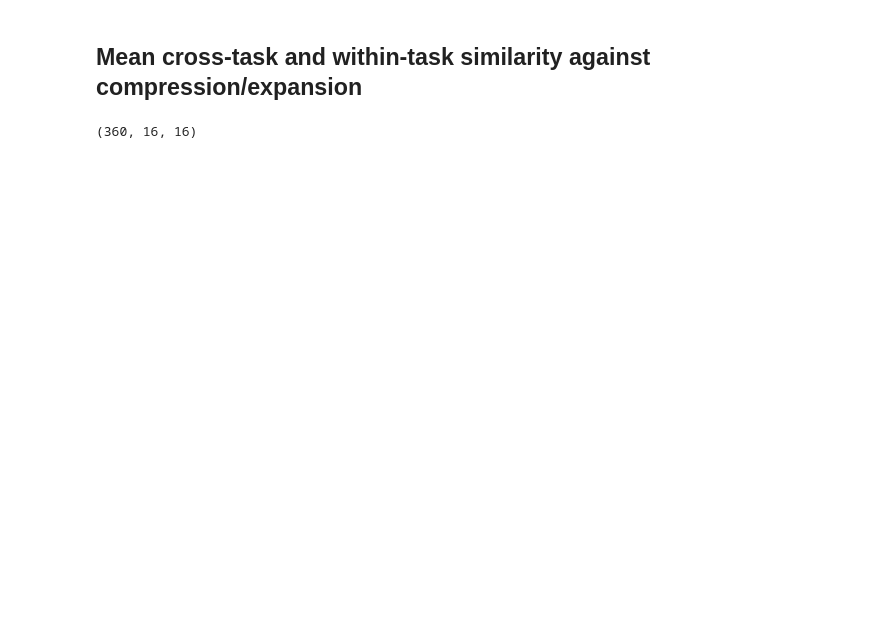
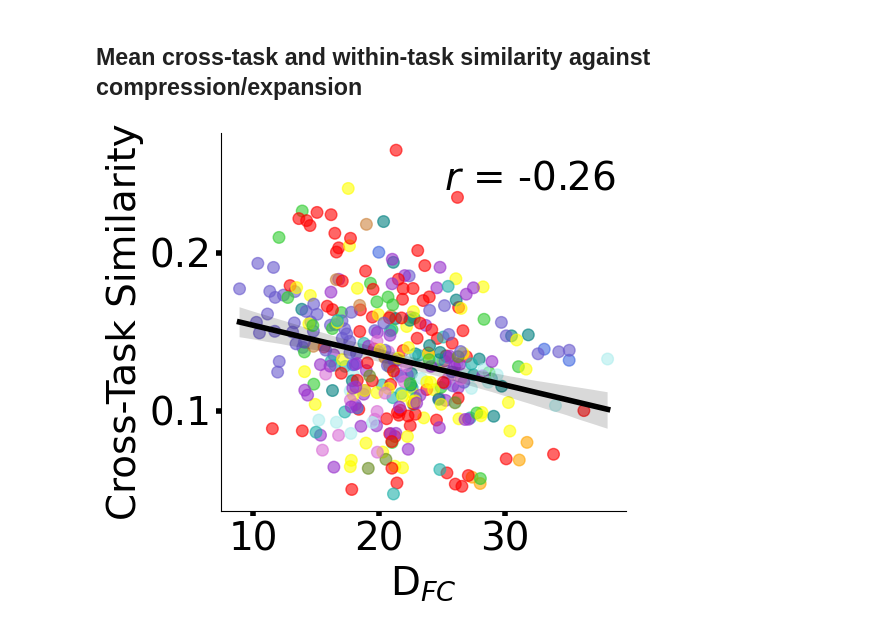
Before and after one commit to LakshmanChakravarthy/multitask_generalization, a Jupyter notebook: notebooks/Figure4.ipynb, the cells around one changed output. Drawn from its saved outputs; the diff is of its cells as text; code cells hidden in the pictures; blank space fills up the shorter version.

```diff
--- a/notebooks/Figure4.ipynb
+++ b/notebooks/Figure4.ipynb
@@ -145,3 +150,14 @@ for label1 in unique_labels:
 
         # Store the indices for this label combination
         label_indices[(label1, label2)] = np.where(mask)
+# %%
+this_pair_meanSim_pos = np.zeros((nParcels,nTask,nTask))
+
+for roiIdx in range(nParcels):
+
+    # for each task combination
+    for taskA in range(nTask):
+        for taskB in range(nTask):
+            this_pair_idx = label_indices.get((unique_labels[taskA],unique_labels[taskB]))
+            this_pair_RSMslice = meansub_taskCondRSM[roiIdx][this_pair_idx]
+            this_pair_meanSim_pos[roiIdx,taskA,taskB] = np.mean(this_pair_RSMslice[this_pair_RSMslice>0])
@@ -208,9 +234,7 @@ for roiIdx in range(nParcels):
 # For predicted RSMs
 
 meansubRSM_survived_pred = np.zeros((nParcels,nTaskCond,nTaskCond))
-this_pair_signif_prop_pred = np.zeros((nParcels,nTask,nTask))
 this_pair_meanSim_pos_pred = np.zeros((nParcels,nTask,nTask))
-this_pair_meanSim_neg_pred = np.zeros((nParcels,nTask,nTask))
 
 for roiIdx in range(nParcels):
 
@@ -221,26 +245,19 @@ for roiIdx in range(nParcels):
     thisROI_RSM_survived = np.where(rejected_reshaped==True,meansub_taskCondRSM_pred[roiIdx],np.nan)
     meansubRSM_survived_pred[roiIdx,:,:] = thisROI_RSM_survived
 
-    # within_task_signif_prop[roiIdx] = np.sum(rejected_reshaped[same_task_idx])/same_task_idx[0].shape[0]
-    # cross_task_signif_prop[roiIdx] = np.sum(rejected_reshaped[diff_task_idx])/diff_task_idx[0].shape[0]
-
     # for each task combination
 
     for taskA in range(nTask):
         for taskB in range(nTask):
             this_pair_idx = label_indices.get((unique_labels[taskA],unique_labels[taskB]))
 
-            this_pair_signif_prop_pred[roiIdx,taskA,taskB] = np.sum(rejected_reshaped[this_pair_idx])/this_pair_idx[0].shape[0]
-
             this_pair_RSMslice = thisROI_RSM_survived[this_pair_idx]
             this_pair_meanSim_pos_pred[roiIdx,taskA,taskB] = np.mean(this_pair_RSMslice[this_pair_RSMslice>0])
-            this_pair_meanSim_neg_pred[roiIdx,taskA,taskB] = np.mean(this_pair_RSMslice[this_pair_RSMslice<0])
 # %%
 # For predicted groupnullRSMs
 
 meansubRSM_survived_pred_groupnull = np.zeros((nParcels,nTaskCond,nTaskCond,n_groupnull))
 this_pair_meanSim_pos_pred_groupnull = np.zeros((nParcels,nTask,nTask,n_groupnull))
-this_pair_meanSim_neg_pred_groupnull = np.zeros((nParcels,nTask,nTask,n_groupnull))
 
 with tqdm(total=nParcels, desc="Progress") as pbar:
 
@@ -263,7 +280,6 @@ with tqdm(total=nParcels, desc="Progress") as pbar:
 
                     this_pair_RSMslice = thisROI_groupnullRSM_survived[this_pair_idx]
                     this_pair_meanSim_pos_pred_groupnull[roiIdx,taskA,taskB,groupnullIdx] = np.mean(this_pair_RSMslice[this_pair_RSMslice>0])
-                    this_pair_meanSim_neg_pred_groupnull[roiIdx,taskA,taskB,groupnullIdx] = np.mean(this_pair_RSMslice[this_pair_RSMslice<0])
 
         pbar.update(1)
 # %%
@@ -1584,8 +918,4 @@ def get_within_and_crosstask_meansimilarity(mat):
     crosstask_meansim = np.mean(mat[mask])
 
     return withintask_meansim,crosstask_meansim
-# %%
-this_pair_meanSim_pos_nanzeroed.shape
-# %% [output]
-(360, 16, 16)
 # %%
@@ -1606,0 +928,14 @@ for roiIdx in range(nParcels):
+# %%
+X = meansub_SVPR
+Y = pos_ct_meansim
+RAaxis = 'full'
+xlabel = r'D$_{FC}$'
+ylabel = 'Cross-Task Similarity'
+outname = figoutdir + 'crosstasksim_vs_FCDim_Nosignif_filtering.pdf'
+
+plot_utils.customScatterPlot(X,Y,RAaxis,xlabel,ylabel,outname,legLoc='TR',ymin=None,ymax=None,xmin=None,xmax=None,
+                            invert_xaxis=False,deg=1,xtickbins=3,ytickbins=3,
+                            plotwidth=5.5,showstat=True)
+plt.show()
+# %% [output]
+[figure, added]
```
Also changed, not shown: parts of 43 cells of this notebook, 29 other files.
